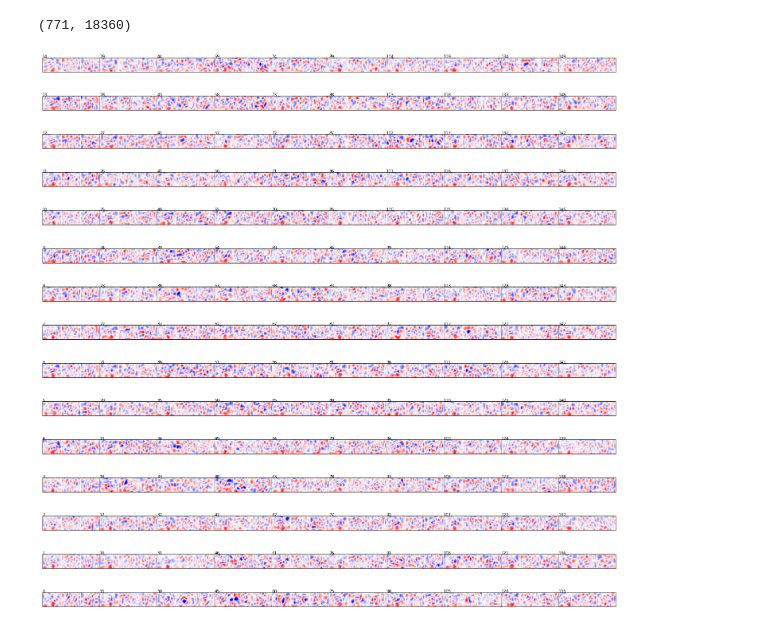
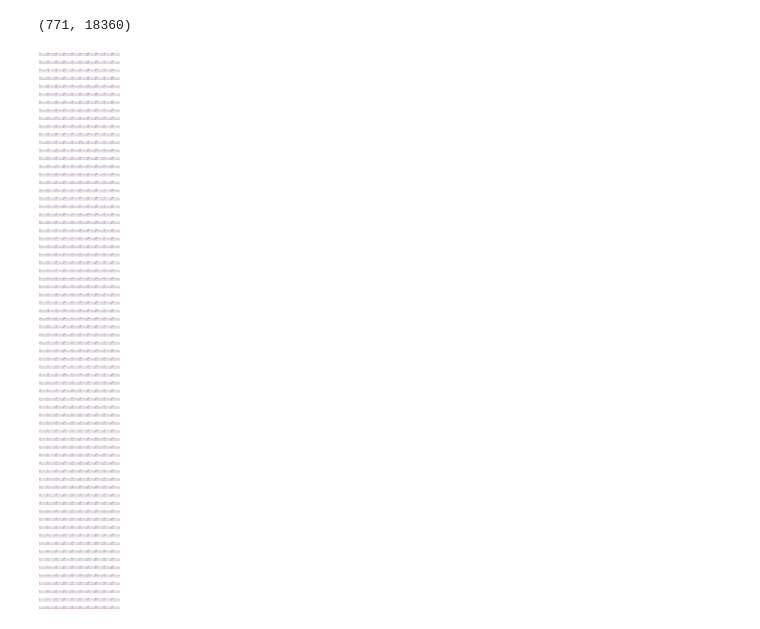
Before and after one commit to mariakesa/DayanAbbottExplorations, a Jupyter notebook: InhibitoryReceptiveFieldsNotebook.ipynb, the cells around one changed output. Drawn from its saved outputs; the diff is of its cells as text; code cells hidden in the pictures.

Commit message:
zscore receptive fields

```diff
--- a/InhibitoryReceptiveFieldsNotebook.ipynb
+++ b/InhibitoryReceptiveFieldsNotebook.ipynb
@@ -113,21 +113,23 @@ np.save('assemb.npy',assembly_array)
 # %% [output]
 (771, 18360)
 # %%
+from scipy.stats import zscore
 assembly_array_=np.load('assemb.npy')
-assembly_array=assembly_array_[:150,:].reshape(10,15,18360)
-fig=plt.figure(figsize=(20,20))
+assembly_array_=zscore(assembly_array_,axis=1)
+assembly_array=assembly_array_[:700,:].reshape(10,70,18360)
+fig=plt.figure(figsize=(10,70))
 ax=[]
-i=0
+i=1
 rfmax = np.max(assembly_array)
 for ind1 in range(0,10):
-    for ind2 in range(0,15):
-        ax=fig.add_axes([ind1/10,ind2/15,1./10,1./15])
+    for ind2 in range(0,70):
+        ax=fig.add_axes([ind1/10,ind2/70,1./10,1./70])
         rfmax = np.max(assembly_array)
         ax.imshow(assembly_array[ind1,ind2,:].reshape(68,270),cmap=plt.get_cmap('bwr'),vmin = -rfmax, vmax = rfmax)
         ax.set_xticks([])
         ax.set_yticks([])
-        ax.text(x=ind1/10,y=ind2/15,s=str(i))
+        ax.text(x=ind1/10,y=ind2/70,s=str(i))
         i+=1
 plt.show()
 # %% [output]
-[figure, old version]
+[figure, new version]
```
